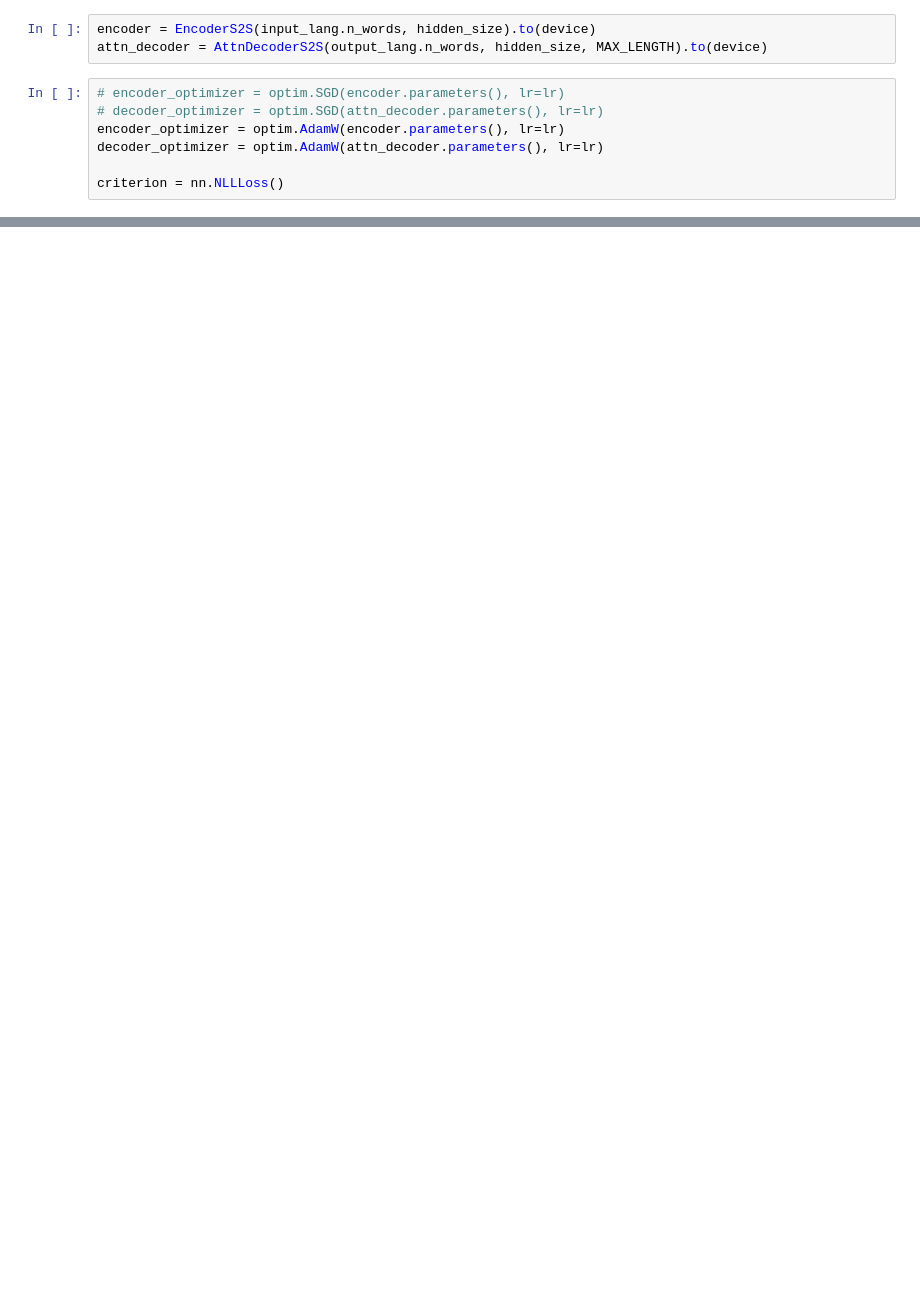
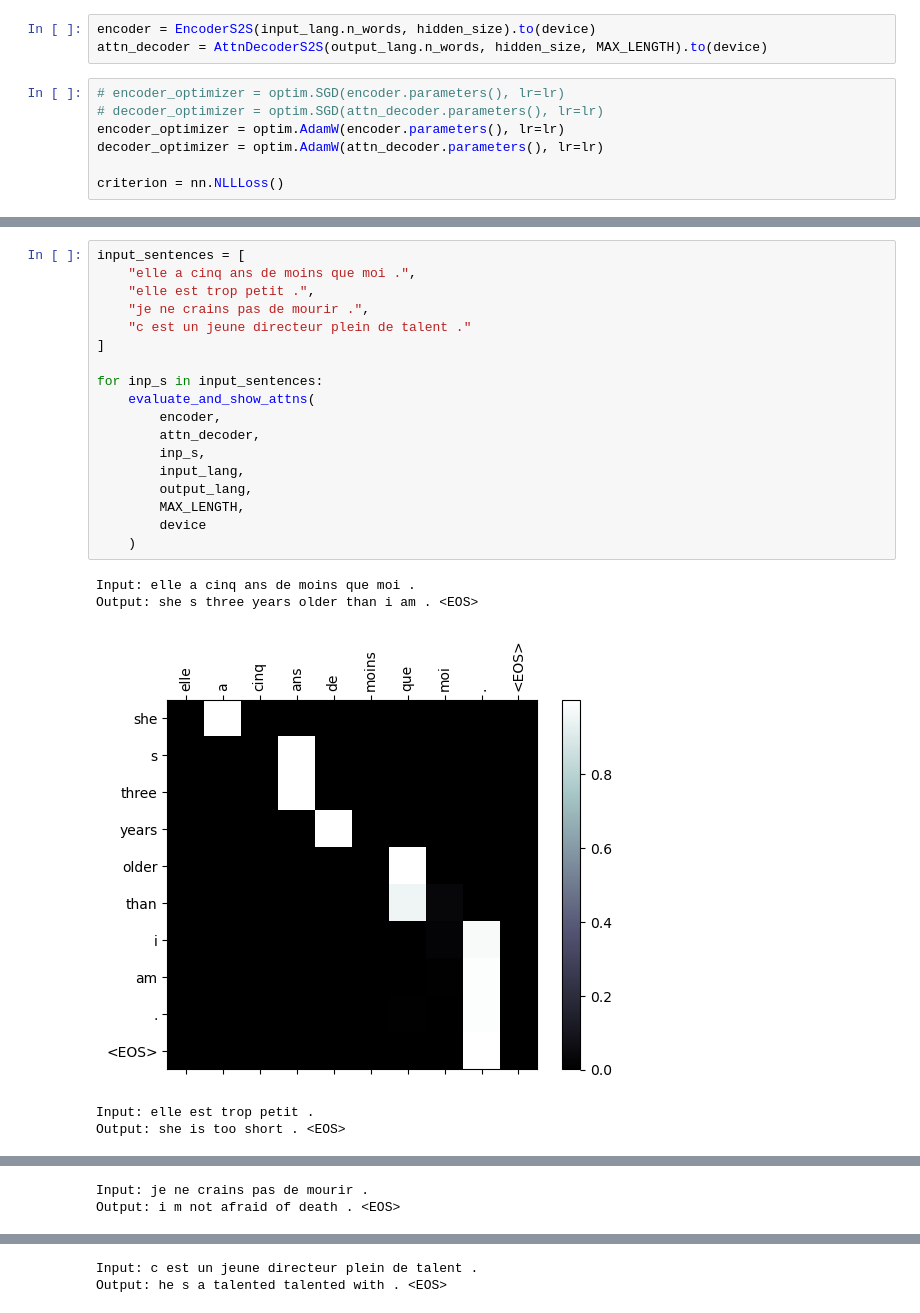
Before and after one commit to cjc77/pytorch-self-study, a Jupyter notebook: notebooks_seq/seq_to_seq_translation.ipynb, the cells around one changed output, grey strips where cells are left out. Drawn from its saved outputs; the diff is of its cells as text; blank space fills up the shorter version.

```diff
--- a/notebooks_seq/seq_to_seq_translation.ipynb
+++ b/notebooks_seq/seq_to_seq_translation.ipynb
@@ -372,0 +489,24 @@ train_iters(
+# %%
+input_sentences = [
+    "elle a cinq ans de moins que moi .",
+    "elle est trop petit .",
+    "je ne crains pas de mourir .",
+    "c est un jeune directeur plein de talent ."
+]
+
+for inp_s in input_sentences:
+    evaluate_and_show_attns(
+        encoder,
+        attn_decoder,
+        inp_s,
+        input_lang,
+        output_lang,
+        MAX_LENGTH,
+        device
+    )
+# %% [output]
+Input: elle a cinq ans de moins que moi .
+Output: she s three years older than i am . <EOS>
+[figure, added]
+Input: elle est trop petit .
+Output: she is too short . <EOS>
@@ -372,0 +514,2 @@ train_iters(
+Input: je ne crains pas de mourir .
+Output: i m not afraid of death . <EOS>
@@ -372,0 +517,2 @@ train_iters(
+Input: c est un jeune directeur plein de talent .
+Output: he s a talented talented with . <EOS>
```
Also changed, not shown: parts of 7 cells of this notebook.
